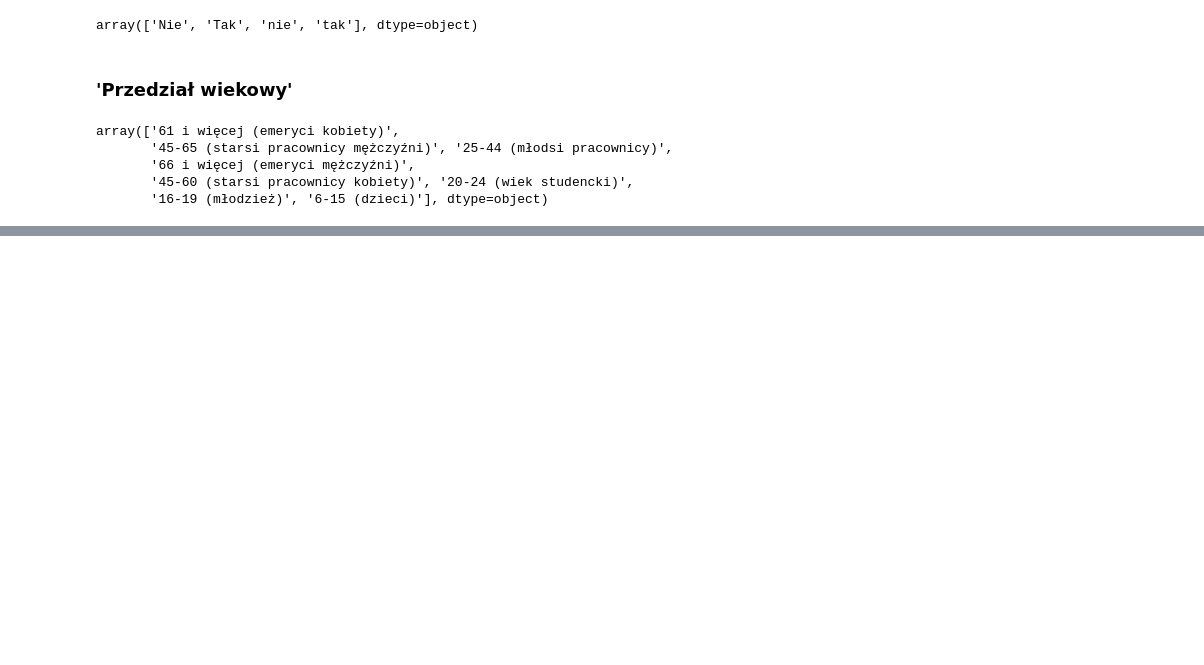
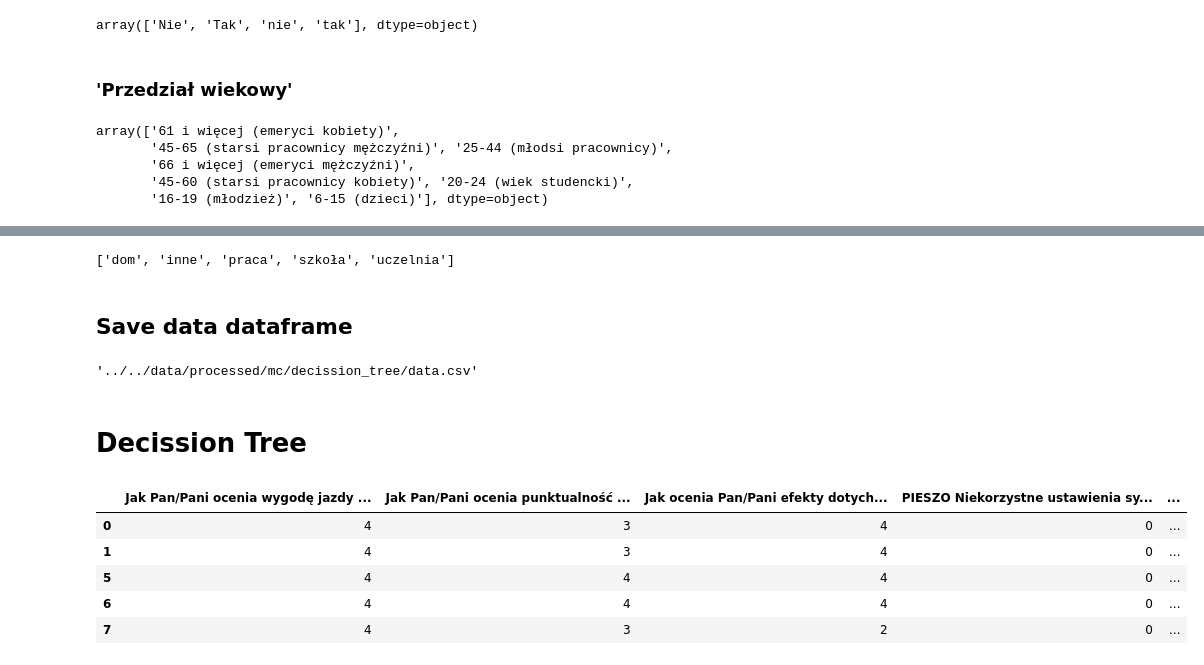
Before and after one commit to AgataSkibinska/urban-mobility-project, a Jupyter notebook: notebooks/tree/tree.ipynb, the cells around one changed output, grey strips where cells are left out. Cells and saved outputs as stored; diff of their text form; code cells hidden in the pictures; blank space fills up the shorter version.

Commit message:
decission tree classifier v1

```diff
--- a/notebooks/tree/tree.ipynb
+++ b/notebooks/tree/tree.ipynb
@@ -390,0 +595,8 @@ data.replace({'Przedział wiekowy': var_map_dict}, inplace=True)
+# %%
+var_map_dict = {
+    'brak ulgi': 0,
+    0.5: 0.5,
+    1: 1,
+}
+
+data.replace({'Posiadanie ulgi na przejazd komunikację zbiorową': var_map_dict}, inplace=True)
@@ -390,0 +663,21 @@ data.replace({'Przedział wiekowy': var_map_dict}, inplace=True)
+# %%
+drop_inne = True
+
+if drop_inne:
+    data = data[data['Środek transportu grupa'] != 'inne']
+    var_map_dict = {
+        'komunikacja samochodowa': 0,
+        'komunikacja zbiorowa': 1,
+        'pieszo': 2,
+        'rower': 3,
+    }
+else:
+    var_map_dict = {
+        'komunikacja samochodowa': 0,
+        'komunikacja zbiorowa': 1,
+        'pieszo': 2,
+        'rower': 3,
+        'inne': 4
+    }
+
+data.replace({'Środek transportu grupa': var_map_dict}, inplace=True)
@@ -390,0 +686,5 @@ data.replace({'Przedział wiekowy': var_map_dict}, inplace=True)
+# %%
+data['CEL Do jakiego miejsca'] = data['CEL Do jakiego miejsca'].str.replace('Inne', 'inne')
+sorted(data['CEL Do jakiego miejsca'].unique())
+# %% [output]
+['dom', 'inne', 'praca', 'szkoła', 'uczelnia']
@@ -390,0 +697,12 @@ data.replace({'Przedział wiekowy': var_map_dict}, inplace=True)
+# %% [markdown]
+## Save data dataframe
+# %%
+out_dir = '../../data/processed/mc/decission_tree'
+if not os.path.exists(out_dir):
+    os.makedirs(out_dir)
+out_file = 'data.csv'
+out_path = os.path.join(out_dir, out_file)
+
+out_path
+# %% [output]
+'../../data/processed/mc/decission_tree/data.csv'
@@ -391 +711,12 @@ data.replace({'Przedział wiekowy': var_map_dict}, inplace=True)
+# %% [markdown]
+# Decission Tree
+# %%
+data.head()
+# %% [output]
+|  | Jak Pan/Pani ocenia wygodę jazdy ... | Jak Pan/Pani ocenia punktualność ... | Jak ocenia Pan/Pani efekty dotych... | PIESZO Niekorzystne ustawienia sy... | ... |
+| 0 | 4 | 3 | 4 | 0 | ... |
+| 1 | 4 | 3 | 4 | 0 | ... |
+| 5 | 4 | 4 | 4 | 0 | ... |
+| 6 | 4 | 4 | 4 | 0 | ... |
+| 7 | 4 | 3 | 2 | 0 | ... |
 # %%
```
Also changed, not shown: parts of 54 cells of this notebook, 1 other file.
